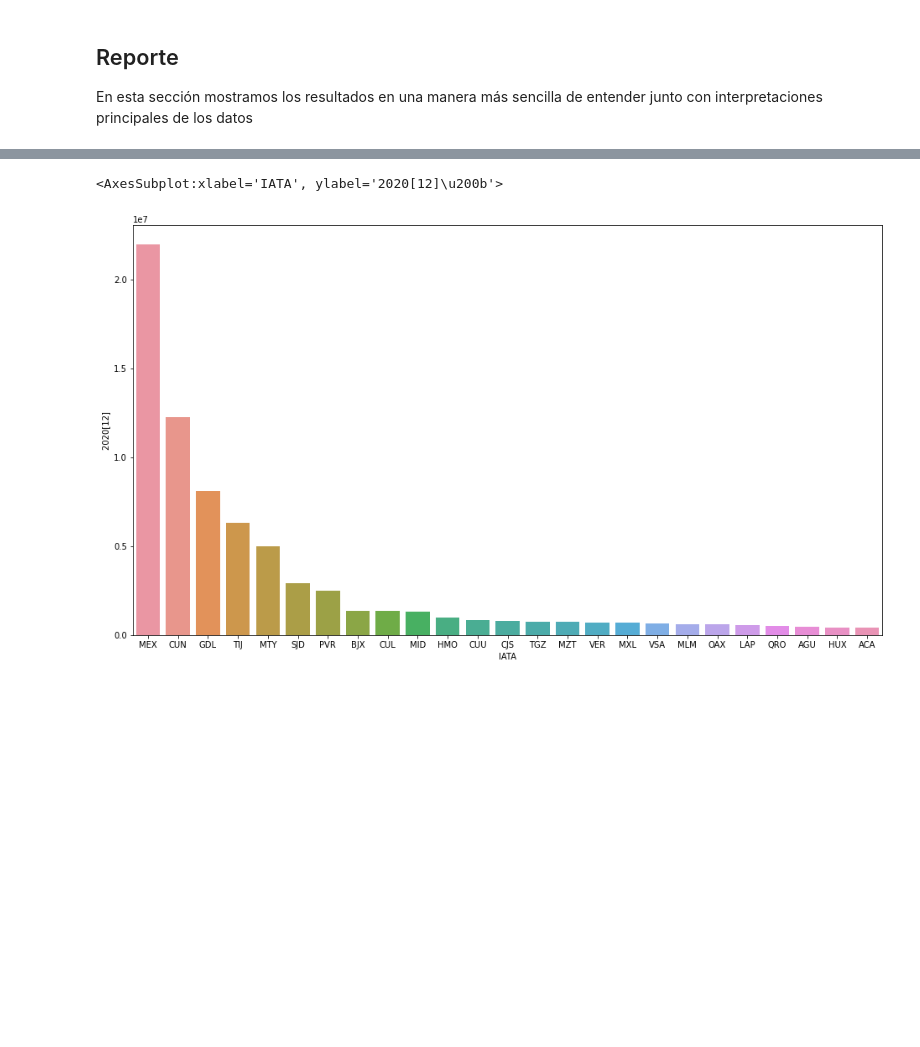
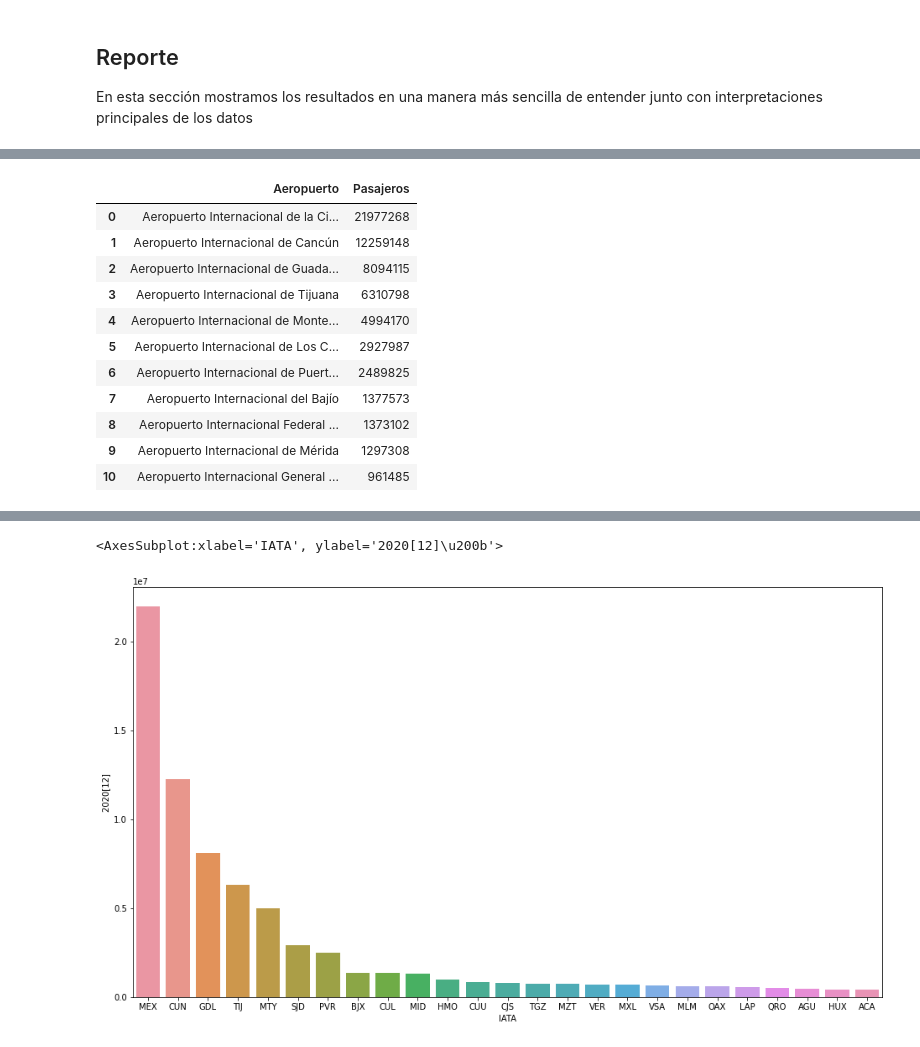
Before and after one commit to IPalos/AeroExpress, a Jupyter notebook: Aeropuertos Mexico.ipynb, the cells around one changed output, grey strips where cells are left out. Saved outputs shown, nothing was run; the diff lists cells and outputs as text; code cells hidden in the pictures; blank space fills up the shorter version.

```diff
--- a/Aeropuertos Mexico.ipynb
+++ b/Aeropuertos Mexico.ipynb
@@ -121,0 +145,17 @@ sns.barplot(y=vuelos_internacionales["Aeropuerto"], x=vuelos_internacionales["20
+# %%
+# PRINCIPALES AEROPUERTOS:
+top10 = a[10].loc[:10,["Aeropuerto","2020[12]\u200b"]]
+top10.rename(columns={"2020[12]\u200b":"Pasajeros"})
+# %% [output]
+|  | Aeropuerto | Pasajeros |
+| 0 | Aeropuerto Internacional de la Ci... | 21977268 |
+| 1 | Aeropuerto Internacional de Cancún | 12259148 |
+| 2 | Aeropuerto Internacional de Guada... | 8094115 |
+| 3 | Aeropuerto Internacional de Tijuana | 6310798 |
+| 4 | Aeropuerto Internacional de Monte... | 4994170 |
+| 5 | Aeropuerto Internacional de Los C... | 2927987 |
+| 6 | Aeropuerto Internacional de Puert... | 2489825 |
+| 7 | Aeropuerto Internacional del Bajío | 1377573 |
+| 8 | Aeropuerto Internacional Federal ... | 1373102 |
+| 9 | Aeropuerto Internacional de Mérida | 1297308 |
+| 10 | Aeropuerto Internacional General ... | 961485 |
```
Also changed, not shown: parts of 7 cells of this notebook.
